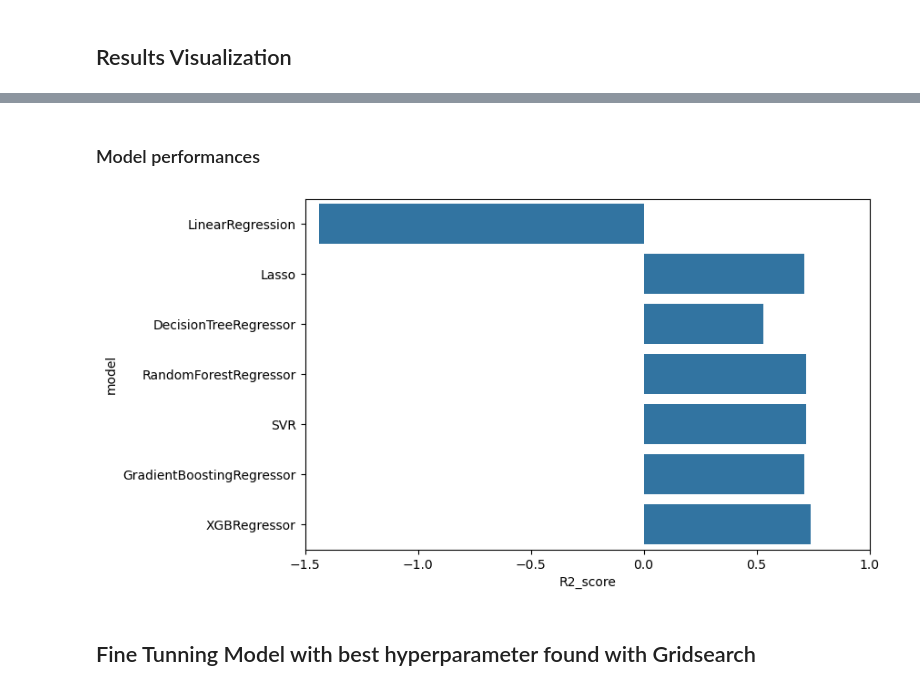
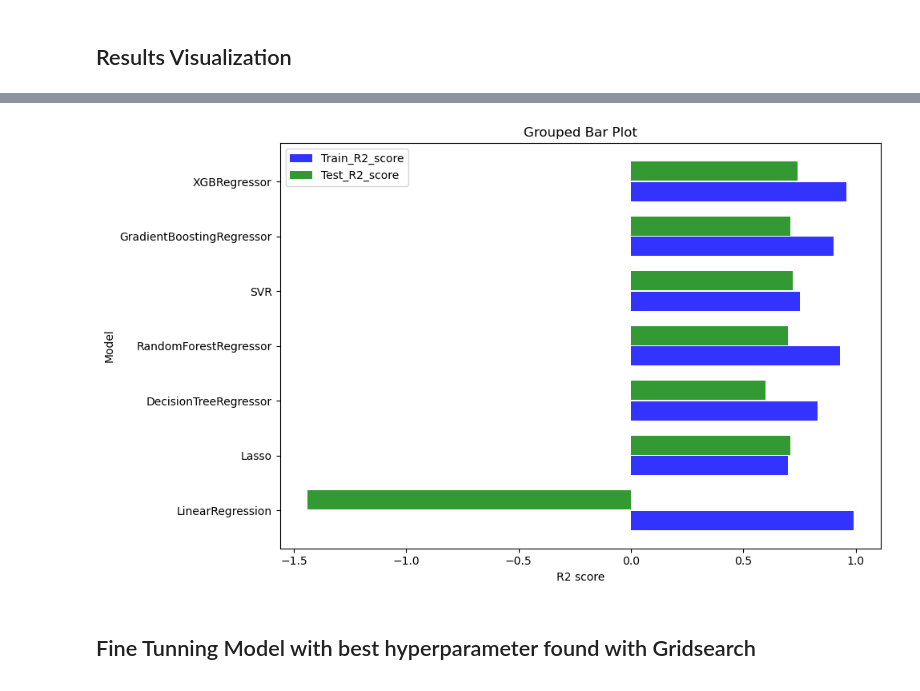
Before and after one commit to ziul-bio/DMS_ML_AMP, a Jupyter notebook: 04_hemolysis_model.ipynb, the cells around one changed output, grey strips where cells are left out. Drawn from its saved outputs; the diff is of its cells as text; code cells hidden in the pictures.

```diff
--- a/04_hemolysis_model.ipynb
+++ b/04_hemolysis_model.ipynb
@@ -259,12 +275,32 @@ results
-# %% [markdown]
-### Model performances
-# %%
-plt.figure(figsize=(8, 5))
-sns.barplot(data=results, y='model', x='R2_score')
-plt.xlim(-1.5, 1)
-plt.show()
-# %% [output]
-[figure, removed]
+# %%
+# Replace 'column1' and 'column2' with the names of the columns you want to plot
+column1 = 'Train_R2_score'
+column2 = 'Test_R2_score'
+
+# Create a bar plot with two bars per group
+fig, ax = plt.subplots(figsize=(10, 6))
+y = np.arange(len(results))
+bar_height = 0.35
+opacity = 0.8
+
+# +/- 0.01 is to create a small space between bars
+rects1 = ax.barh(y - bar_height/2 - 0.01, results[column1], bar_height,
+                 alpha=opacity, color='b', label=column1)
+rects2 = ax.barh(y + bar_height/2 + 0.01, results[column2], bar_height,
+                 alpha=opacity, color='g', label=column2)
+
+
+# Add labels and legend
+ax.set_ylabel('Model')
+ax.set_xlabel('R2 score')
+ax.set_title('Grouped Bar Plot')
+ax.set_yticks(y)
+ax.set_yticklabels(results['model'])
+ax.legend()
+plt.tight_layout()
+plt.show()
+# %% [output]
+[figure, added]
 # %% [markdown]
 ## Fine Tunning Model with best hyperparameter found with Gridsearch
 # %% [markdown]
```
Also changed, not shown: parts of 9 cells of this notebook.
